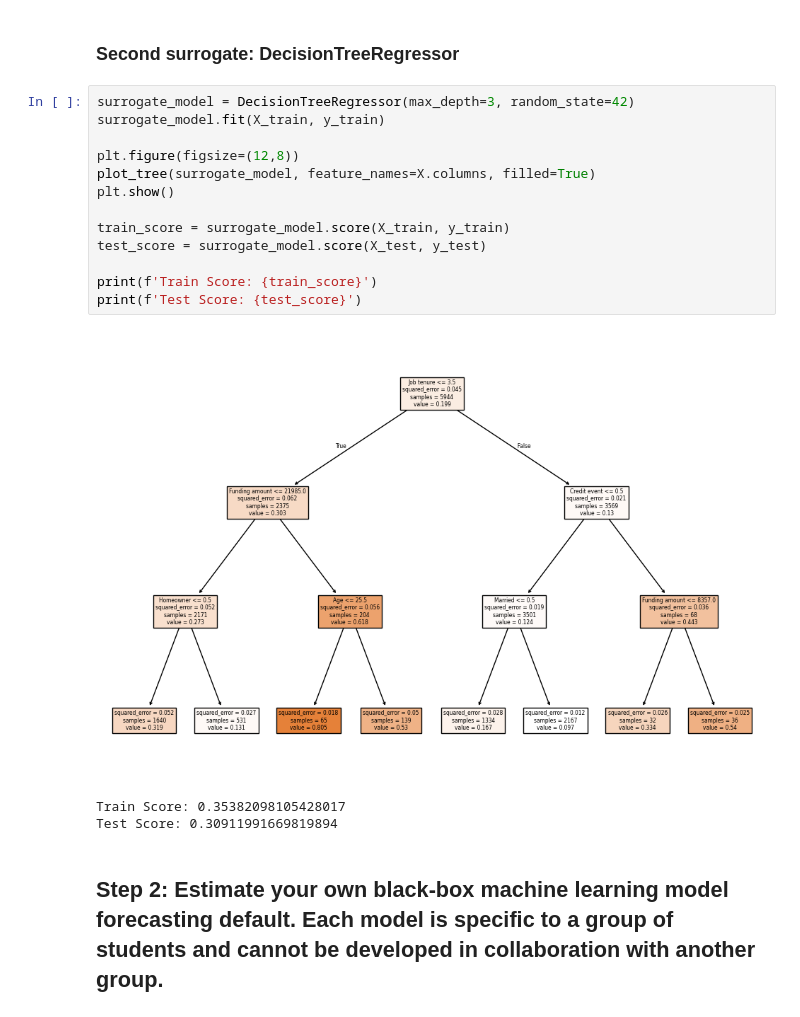
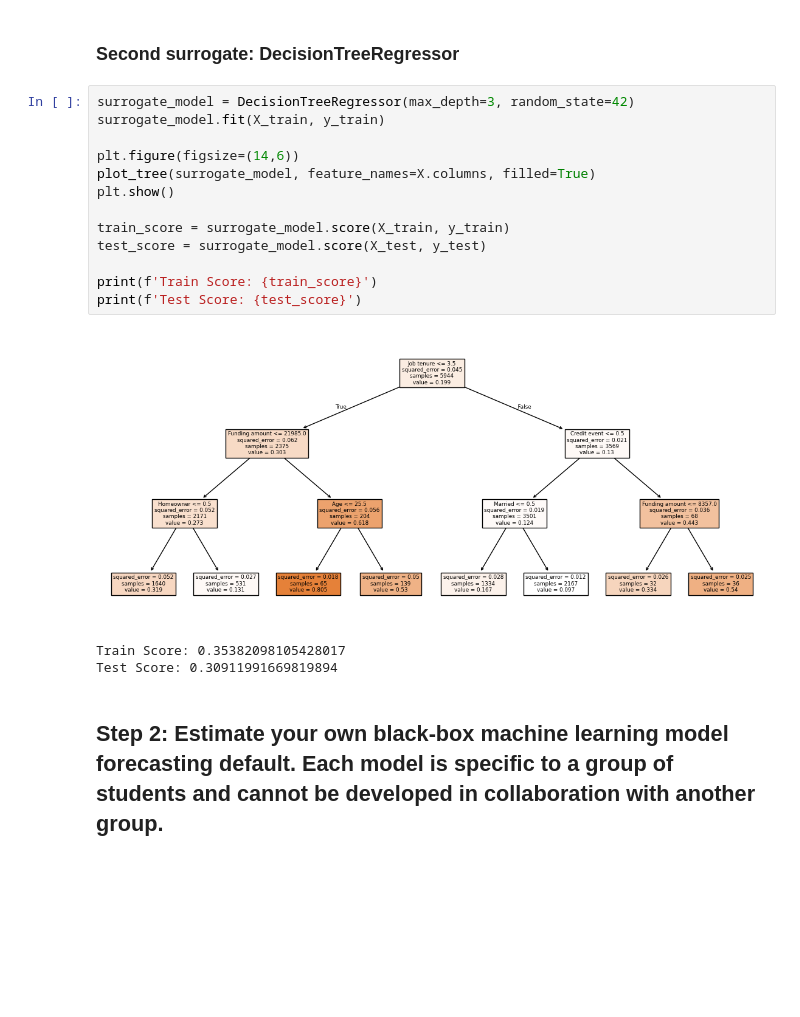
Before and after one commit to agossetX/interpretability_algorithmic_fairness_group_2, a Jupyter notebook: main.ipynb, the cells around one changed output. Saved outputs shown, nothing was run; the diff lists cells and outputs as text; blank space fills up the shorter version.

```diff
--- a/main.ipynb
+++ b/main.ipynb
@@ -109,18 +109,18 @@ This plot helps in interpreting the unknown model! We see how different features
 # %%
 surrogate_model = DecisionTreeRegressor(max_depth=3, random_state=42)
 surrogate_model.fit(X_train, y_train)
 
-plt.figure(figsize=(12,8))
+plt.figure(figsize=(14,6))
 plot_tree(surrogate_model, feature_names=X.columns, filled=True)
 plt.show()
 
 train_score = surrogate_model.score(X_train, y_train)
 test_score = surrogate_model.score(X_test, y_test)
 
 print(f'Train Score: {train_score}')
 print(f'Test Score: {test_score}')
 # %% [output]
-[figure, old version]
+[figure, new version]
 Train Score: 0.35382098105428017
 Test Score: 0.30911991669819894
 # %% [markdown]
```
Also changed, not shown: parts of 16 cells of this notebook.
